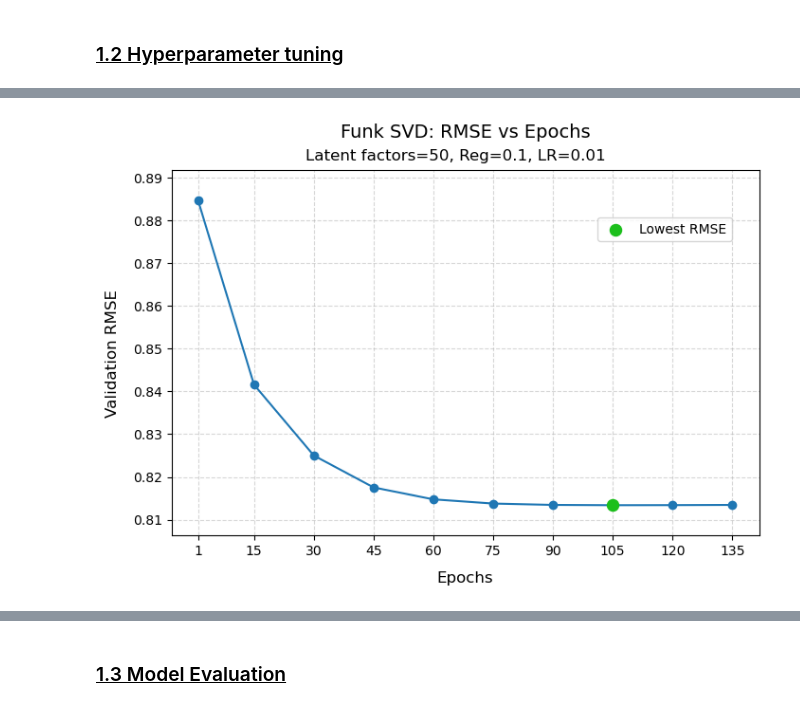
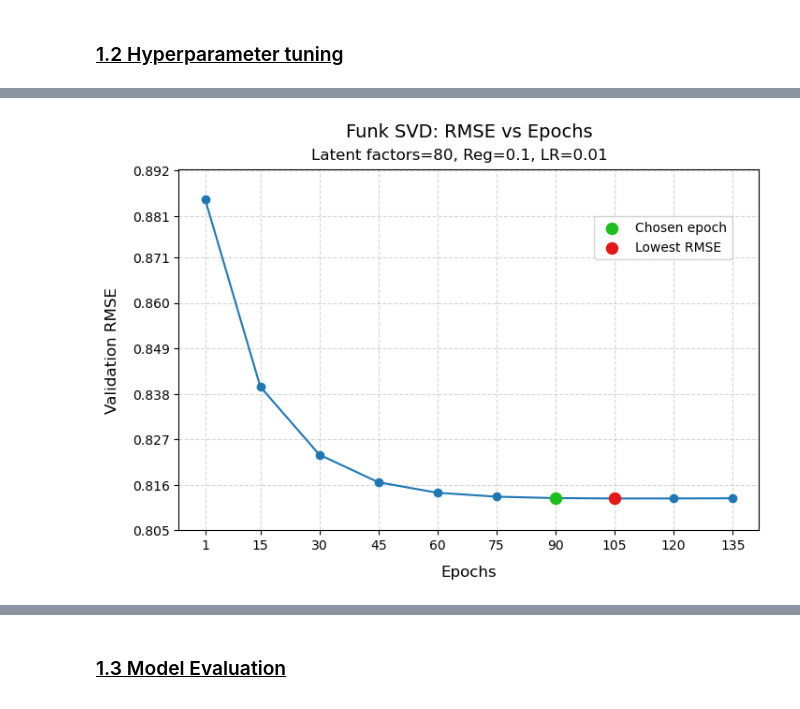
Before and after one commit to Croci-Yuri/Hybrid_Movie_Recommendation_System, a Jupyter notebook: notebooks/04_model_CF.ipynb, the cells around one changed output, grey strips where cells are left out. Drawn from its saved outputs; the diff is of its cells as text; code cells hidden in the pictures.

```diff
--- a/notebooks/04_model_CF.ipynb
+++ b/notebooks/04_model_CF.ipynb
@@ -143,9 +141,9 @@ cold_testset = [(row.userId, row.movieId, row.rating) for row in cold_test_df.it
 ### <u> 1.2 Hyperparameter tuning </u>
 # %%
 # Hyperparameter lists
-n_factors_list = [10, 30, 50]                                # Latent factors
-reg_list = [0.05,0.1]                                        # Regularization
-lr_list = [0.001, 0.005, 0.01]                               # Learning rate
+n_factors_list = [10, 30, 50, 80]                                # Latent factors
+reg_list = [0.05,0.1]                                            # Regularization
+lr_list = [0.005, 0.01]                                          # Learning rate
 n_epochs_list = [1, 15, 30, 45, 60, 75, 90, 105, 120, 135]   # Epochs
 
 # Track best
@@ -224,29 +222,45 @@ epochs=105, Validation RMSE=0.8134
 ======================================================================
-# %%
-plt.figure(figsize=(8,5))
-
-# Plot validation RMSE curve
-plt.plot(n_epochs_list, best_rmse_history, 'o-', color='#1f77b4')
-
-# Highlight lowest RMSE (green)
-min_epoch = n_epochs_list[best_rmse_history.index(min(best_rmse_history))]
-plt.scatter(min_epoch, min(best_rmse_history), color='#1cbf1c', s=75, zorder=5, label='Lowest RMSE')
-
-# Labels, title, and subtitle with hyperparameters
-plt.xlabel("Epochs", fontsize=12, labelpad=10)
-plt.ylabel("Validation RMSE", fontsize=12, labelpad=10)
-plt.title("Funk SVD: RMSE vs Epochs", fontsize=14, pad=25)
-plt.suptitle(f"Latent factors={best_params[0]}, Reg={best_params[1]}, LR={best_params[2]}", fontsize=12, y=0.925)
-
-# Grid, ticks, and axis formatting
-plt.grid(True, linestyle='--', alpha=0.5); plt.xticks(n_epochs_list)
-y_min, y_max = min(best_rmse_history), max(best_rmse_history)
-plt.ylim(y_min - 0.1*(y_max-y_min), y_max + 0.1*(y_max-y_min))
-
-# Legend
-plt.legend(frameon=True, bbox_to_anchor=(0.965, 0.89), fontsize=10)
-
-# Save and display
-plt.savefig("../notebooks/images/svd_rmse_vs_epochs.png", dpi=300, bbox_inches='tight'); plt.show()
-# %% [output]
-[figure, removed]
+# %%
+plt.figure(figsize=(8,5))
+
+# Plot validation RMSE curve
+plt.plot(n_epochs_list, best_rmse_history, 'o-', color='#1f77b4')
+
+# Highlight chosen epoch
+chosen_epoch = 90
+plt.scatter(chosen_epoch, best_rmse_history[n_epochs_list.index(chosen_epoch)],
+            color="#1cbf1c", marker='o', s=75, zorder=5, label='Chosen epoch')
+
+# Highlight lowest RMSE (green)
+min_epoch = n_epochs_list[best_rmse_history.index(min(best_rmse_history))]
+plt.scatter(min_epoch, min(best_rmse_history),
+            color="#e41818", marker='o', s=75, zorder=5, label='Lowest RMSE')
+
+# Labels, title, and subtitle with hyperparameters
+plt.xlabel("Epochs", fontsize=12, labelpad=10)
+plt.ylabel("Validation RMSE", fontsize=12, labelpad=10)
+plt.title("Funk SVD: RMSE vs Epochs", fontsize=14, pad=25)
+plt.suptitle(f"Latent factors={best_params[0]}, Reg={best_params[1]}, LR={best_params[2]}",
+             fontsize=12, y=0.925)
+
+# Grid, ticks, and axis formatting
+plt.grid(True, linestyle='--', alpha=0.5)
+plt.xticks(n_epochs_list)
+
+# Add vertical buffer
+y_min, y_max = min(best_rmse_history), max(best_rmse_history)
+y_buffer = (y_max - y_min) * 0.1
+plt.ylim(y_min - y_buffer, y_max + y_buffer)
+
+# Make y-axis ticks rounded to 3 decimals
+y_ticks = np.round(np.linspace(y_min - y_buffer, y_max + y_buffer, 9), 3)
+plt.yticks(y_ticks)
+
+# Legend
+plt.legend(frameon=True, bbox_to_anchor=(0.965, 0.89), fontsize=10)
+
+# Save and display
+plt.savefig("../notebooks/images/svd_rmse_vs_epochs.png", dpi=300, bbox_inches='tight')
+plt.show()
+# %% [output]
+[figure, added]
```
Also changed, not shown: parts of 8 cells of this notebook, 7 other files.
